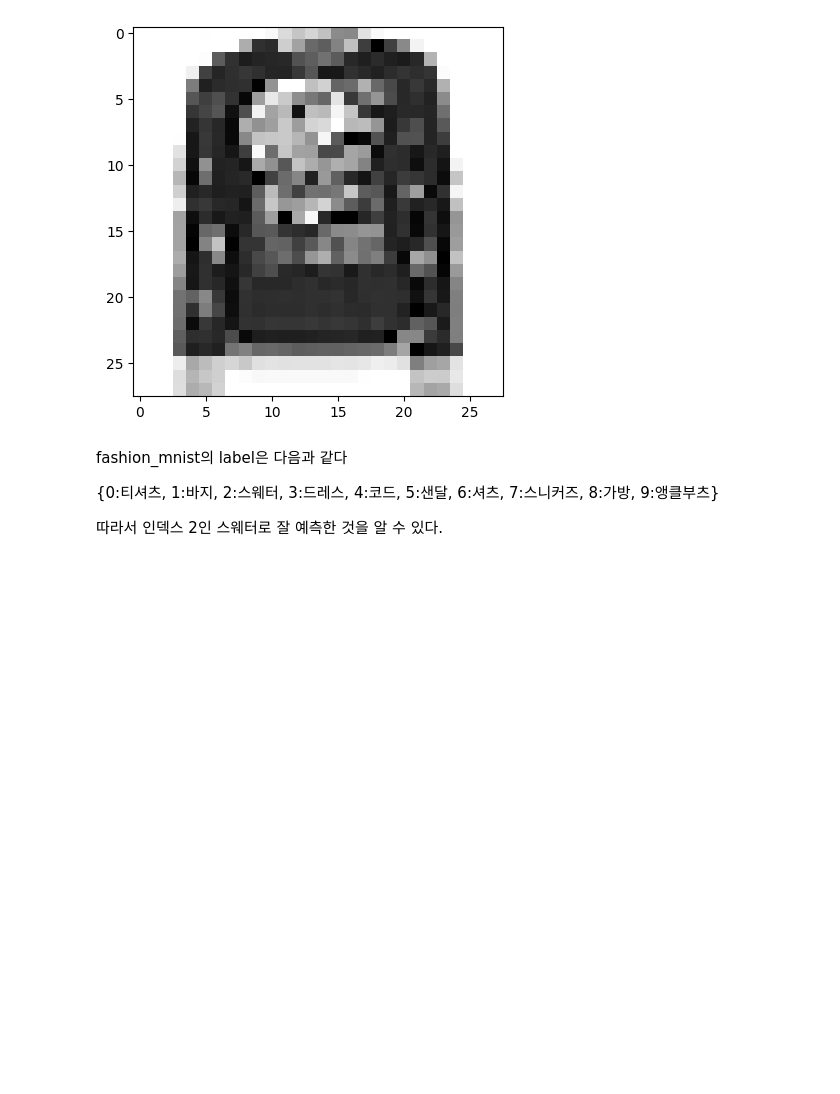
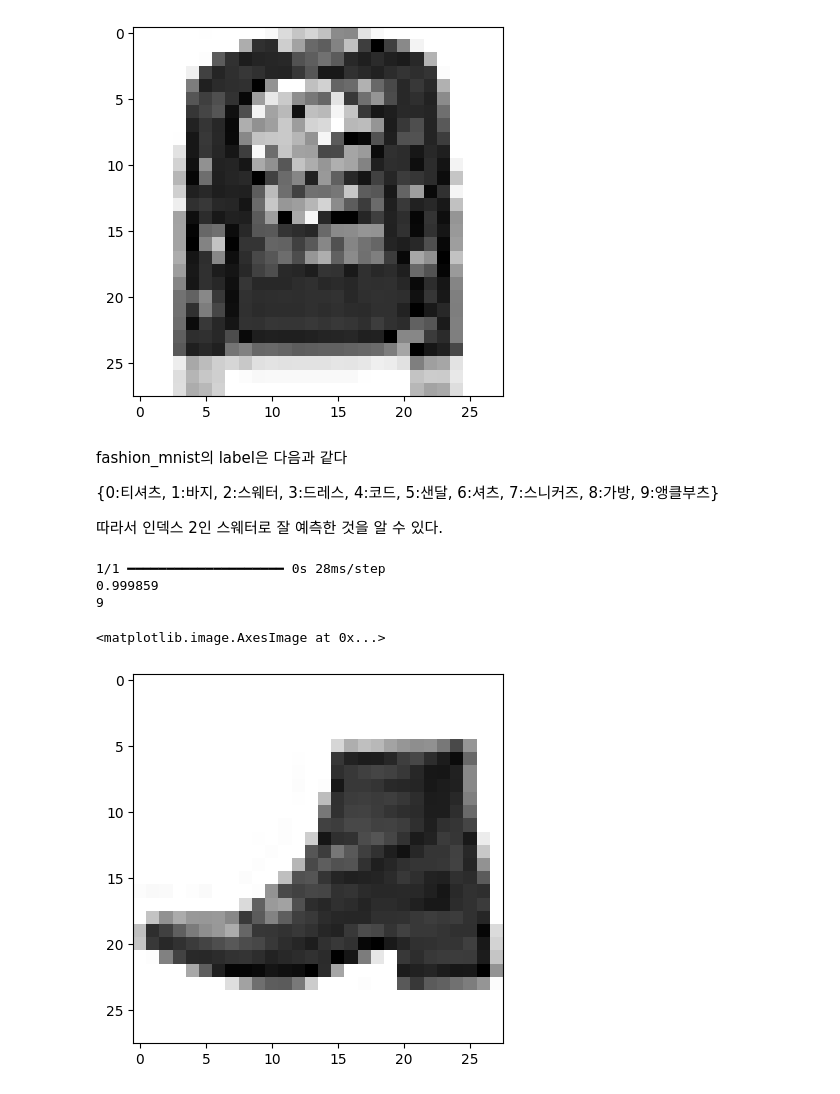
Before and after one commit to kdm1258/self_studying_ML_DL, a Jupyter notebook: 심층_신경망.ipynb, the cells around one changed output. Drawn from its saved outputs; the diff is of its cells as text; code cells hidden in the pictures; blank space fills up the shorter version.

```diff
--- a/심층_신경망.ipynb
+++ b/심층_신경망.ipynb
@@ -313,3 +313,16 @@ fashion_mnist의 label은 다음과 같다
 {0:티셔츠, 1:바지, 2:스웨터, 3:드레스, 4:코드, 5:샌달, 6:셔츠, 7:스니커즈, 8:가방, 9:앵클부츠}
 
 따라서 인덱스 2인 스웨터로 잘 예측한 것을 알 수 있다.
+# %%
+prediction = model.predict(val_scaled[200:201])
+print(np.max(prediction))
+print(np.argmax(prediction))
+# %% [output]
+1/1 ━━━━━━━━━━━━━━━━━━━━ 0s 28ms/step
+0.999859
+9
+# %%
+plt.imshow(val_scaled[200].reshape(28, 28), cmap='gray_r')
+# %% [output]
+<matplotlib.image.AxesImage at 0x...>
+[figure, added]
```
